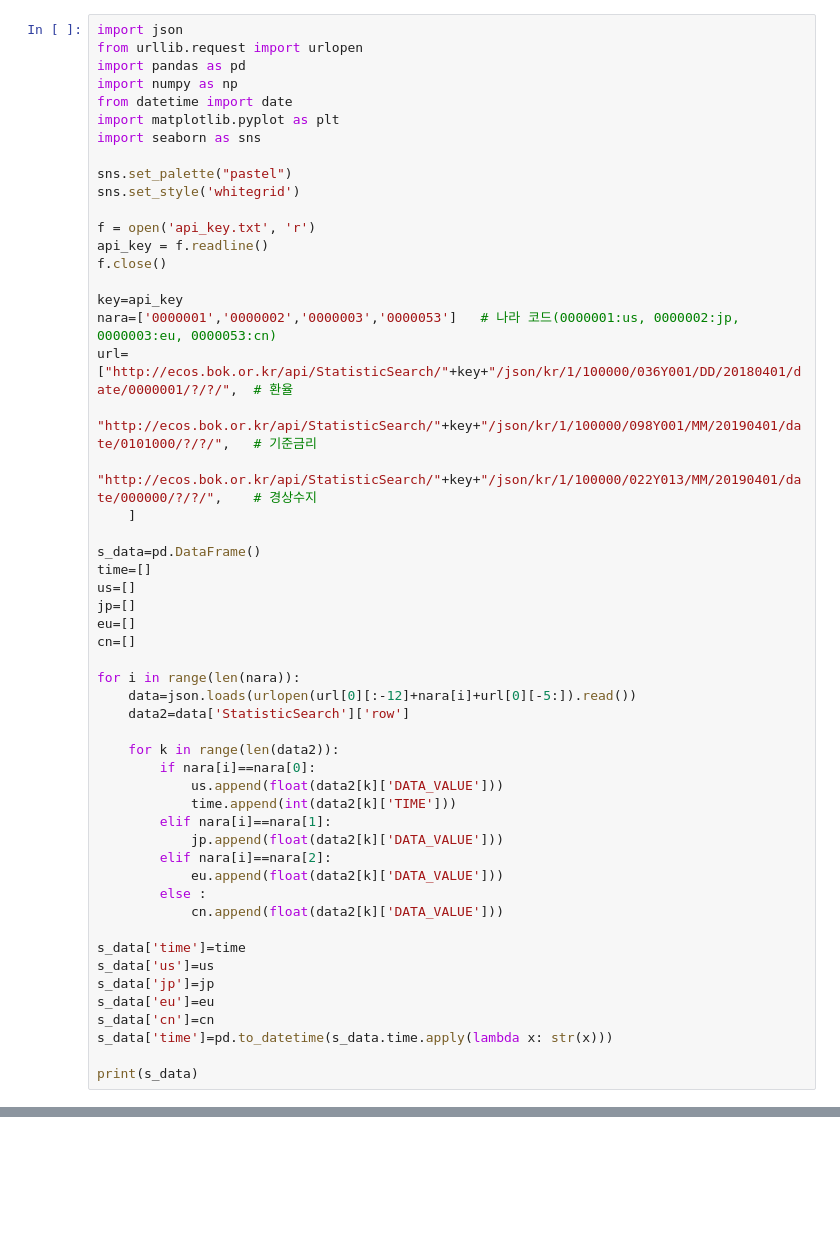
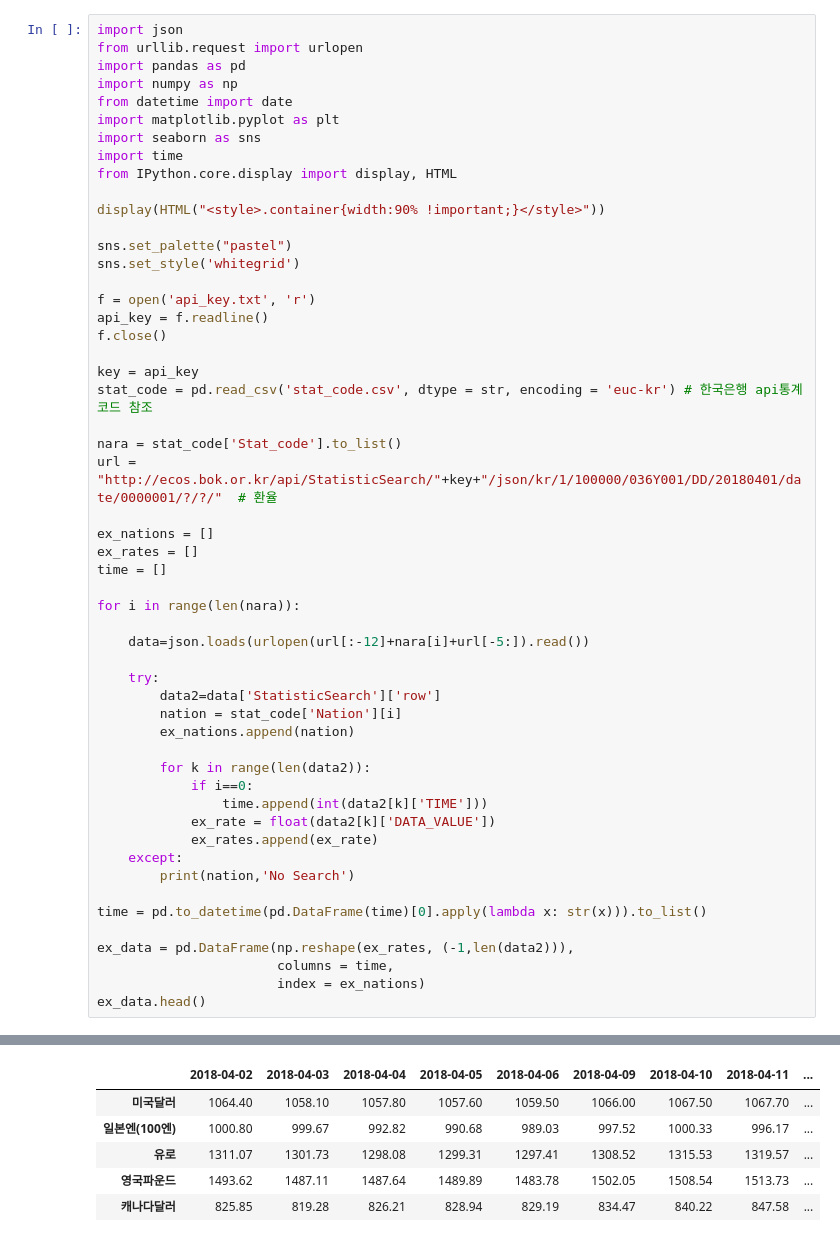
Before and after one commit to 0001010/Learn-Growth, a Jupyter notebook: Time Series/DTW/DTW_Exchange_Rate.ipynb, the cells around one changed output, grey strips where cells are left out. Drawn from its saved outputs; the diff is of its cells as text; blank space fills up the shorter version.

```diff
--- a/Time Series/DTW/DTW_Exchange_Rate.ipynb
+++ b/Time Series/DTW/DTW_Exchange_Rate.ipynb
@@ -12,6 +12,10 @@ import numpy as np
 from datetime import date
 import matplotlib.pyplot as plt
 import seaborn as sns
+import time
+from IPython.core.display import display, HTML
+
+display(HTML("<style>.container{width:90% !important;}</style>"))
 
 sns.set_palette("pastel")
 sns.set_style('whitegrid')
@@ -20,41 +24,37 @@ f = open('api_key.txt', 'r')
 api_key = f.readline()
 f.close()
 
-key=api_key
-nara=['0000001','0000002','0000003','0000053']   # 나라 코드(0000001:us, 0000002:jp, 0000003:eu, 0000053:cn)
-url=["http://ecos.bok.or.kr/api/StatisticSearch/"+key+"/json/kr/1/100000/036Y001/DD/20180401/date/0000001/?/?/",  # 환율
-    "http://ecos.bok.or.kr/api/StatisticSearch/"+key+"/json/kr/1/100000/098Y001/MM/20190401/date/0101000/?/?/",   # 기준금리
-    "http://ecos.bok.or.kr/api/StatisticSearch/"+key+"/json/kr/1/100000/022Y013/MM/20190401/date/000000/?/?/",    # 경상수지
-    ]
+key = api_key
+stat_code = pd.read_csv('stat_code.csv', dtype = str, encoding = 'euc-kr') # 한국은행 api통계코드 참조
 
-s_data=pd.DataFrame()
-time=[]
-us=[]
-jp=[]
-eu=[]
-cn=[]
+nara = stat_code['Stat_code'].to_list()
+url = "http://ecos.bok.or.kr/api/StatisticSearch/"+key+"/json/kr/1/100000/036Y001/DD/20180401/date/0000001/?/?/"  # 환율
+
+ex_nations = []
+ex_rates = []
+time = []
 
 for i in range(len(nara)):
-    data=json.loads(urlopen(url[0][:-12]+nara[i]+url[0][-5:]).read())
-    data2=data['StatisticSearch']['row']
 
-    for k in range(len(data2)):
-        if nara[i]==nara[0]:
-            us.append(float(data2[k]['DATA_VALUE']))
-            time.append(int(data2[k]['TIME']))
-        elif nara[i]==nara[1]:
-            jp.append(float(data2[k]['DATA_VALUE']))
-        elif nara[i]==nara[2]:
-            eu.append(float(data2[k]['DATA_VALUE']))
-        else :
-            cn.append(float(data2[k]['DATA_VALUE']))
+    data=json.loads(urlopen(url[:-12]+nara[i]+url[-5:]).read())
 
-s_data['time']=time
-s_data['us']=us
-s_data['jp']=jp
-s_data['eu']=eu
-s_data['cn']=cn
-s_data['time']=pd.to_datetime(s_data.time.apply(lambda x: str(x)))
+    try:
+        data2=data['StatisticSearch']['row']
+        nation = stat_code['Nation'][i]
+        ex_nations.append(nation)
 
-print(s_data)
+        for k in range(len(data2)):
+            if i==0:
+                time.append(int(data2[k]['TIME']))
+            ex_rate = float(data2[k]['DATA_VALUE'])
+            ex_rates.append(ex_rate)
+    except:
+        print(nation,'No Search')
+
+time = pd.to_datetime(pd.DataFrame(time)[0].apply(lambda x: str(x))).to_list()
+
+ex_data = pd.DataFrame(np.reshape(ex_rates, (-1,len(data2))),
+                       columns = time,
+                       index = ex_nations)
+ex_data.head()
 # %% [output]
@@ -74,0 +71,6 @@ print(s_data)
+|  | 2018-04-02 | 2018-04-03 | 2018-04-04 | 2018-04-05 | 2018-04-06 | 2018-04-09 | 2018-04-10 | 2018-04-11 | ... |
+| 미국달러 | 1064.40 | 1058.10 | 1057.80 | 1057.60 | 1059.50 | 1066.00 | 1067.50 | 1067.70 | ... |
+| 일본엔(100엔) | 1000.80 | 999.67 | 992.82 | 990.68 | 989.03 | 997.52 | 1000.33 | 996.17 | ... |
+| 유로 | 1311.07 | 1301.73 | 1298.08 | 1299.31 | 1297.41 | 1308.52 | 1315.53 | 1319.57 | ... |
+| 영국파운드 | 1493.62 | 1487.11 | 1487.64 | 1489.89 | 1483.78 | 1502.05 | 1508.54 | 1513.73 | ... |
+| 캐나다달러 | 825.85 | 819.28 | 826.21 | 828.94 | 829.19 | 834.47 | 840.22 | 847.58 | ... |
```
Also changed, not shown: parts of 13 cells of this notebook.
